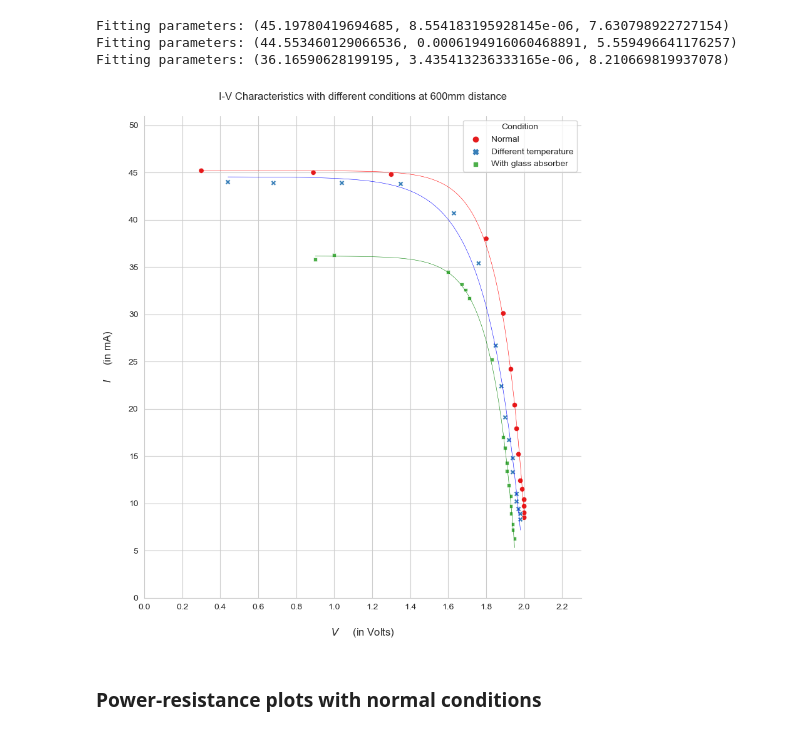
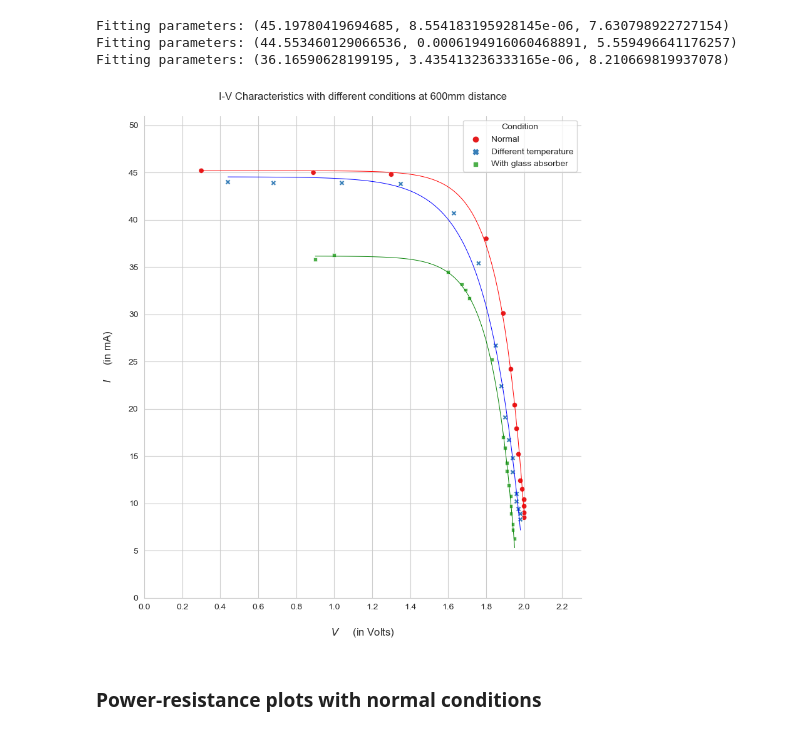
Before and after one commit to suman122003/SKP_IISc, a Jupyter notebook: PH_211_General_Physics_Lab/SOL/SOL.ipynb, the cells around one changed output. Cells and saved outputs as stored; diff of their text form; code cells hidden in the pictures.

```diff
--- a/PH_211_General_Physics_Lab/SOL/SOL.ipynb
+++ b/PH_211_General_Physics_Lab/SOL/SOL.ipynb
@@ -294,25 +294,25 @@ Fitting parameters: (36.16590628199195, 3.435413236333165e-06, 8.210669819937078
 # %%
 sns.set_style('whitegrid')
 plt.figure(figsize=(9,10))
 # sns.lineplot(data=data7, x='V in V', y='I in mA', hue='Condition', palette='Set1', linewidth=0.4)
-plt.plot(x71f, y71f, 'red', lw=0.4)
-plt.plot(x72f, y72f, 'blue', lw=0.4)
-plt.plot(x73f, y73f, 'green', lw=0.4)
+plt.plot(x71f, y71f, 'red', lw=0.7)
+plt.plot(x72f, y72f, 'blue', lw=0.7)
+plt.plot(x73f, y73f, 'green', lw=0.7)
 sns.scatterplot(data=data7, x='V in V', y='I in mA', hue='Condition',
                 style='Condition', palette='Set1')
 sns.despine()
 plt.title('I-V Characteristics with different conditions at 600mm distance\n')
 plt.xlabel('\n$V$\t(in Volts)', fontsize=12)
 plt.ylabel('$I$\t(in mA)\n', fontsize=12)
 plt.xlim(0,2.3)
 plt.ylim(0, 51)
 plt.xticks(np.arange(0, 2.3, 0.2))
 plt.yticks(np.arange(0, 51, 5))
 plt.savefig('plot7', dpi=300)
 # plt.savefig('I-V Characteristics with different conditions at 600mm distance', dpi=300)
 plt.show()
 # %% [output]
-[figure, old version]
+[figure, new version]
 # %% [markdown]
 ### Power-resistance plots with normal conditions
 # %%
```
Also changed, not shown: parts of 3 cells of this notebook, 45 other files.
